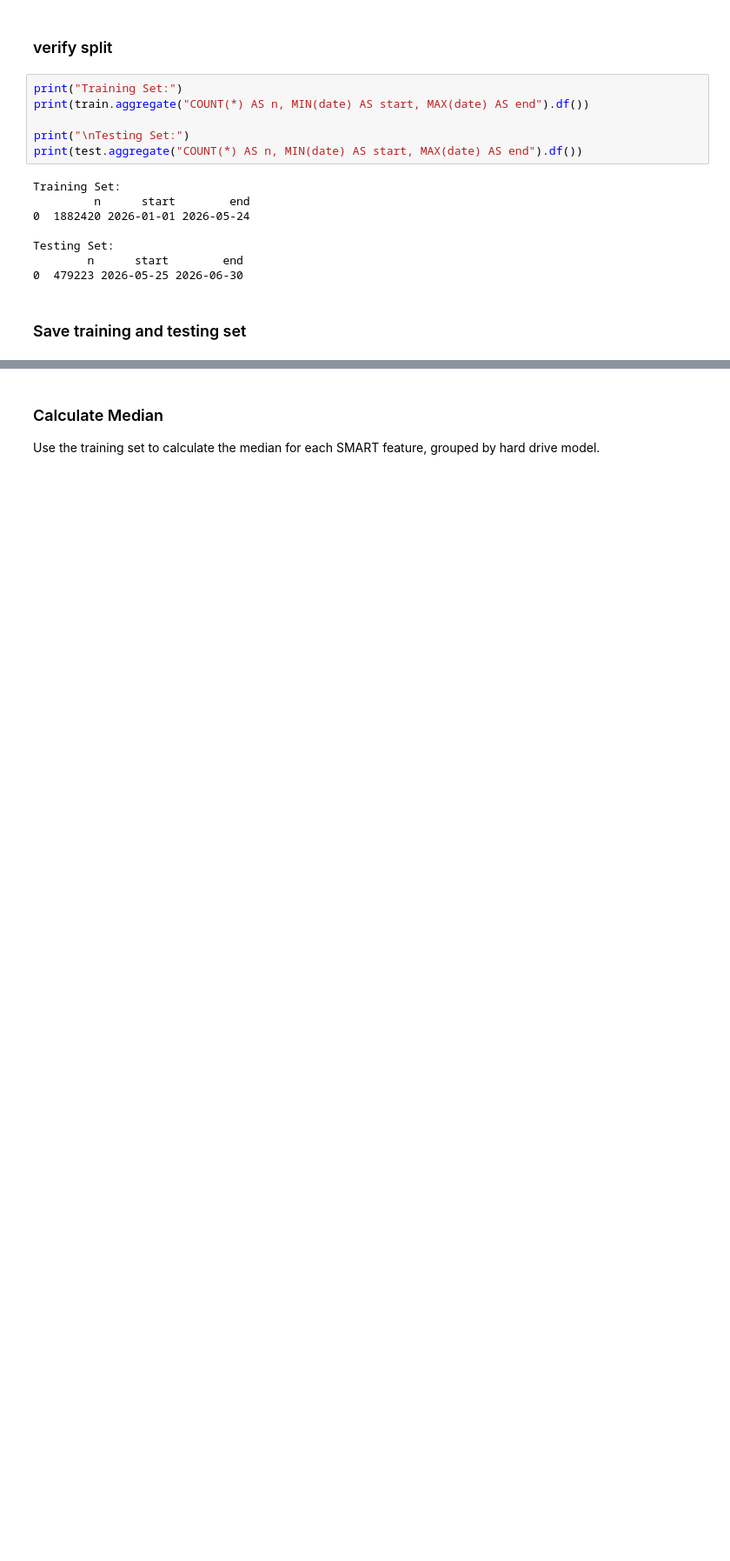
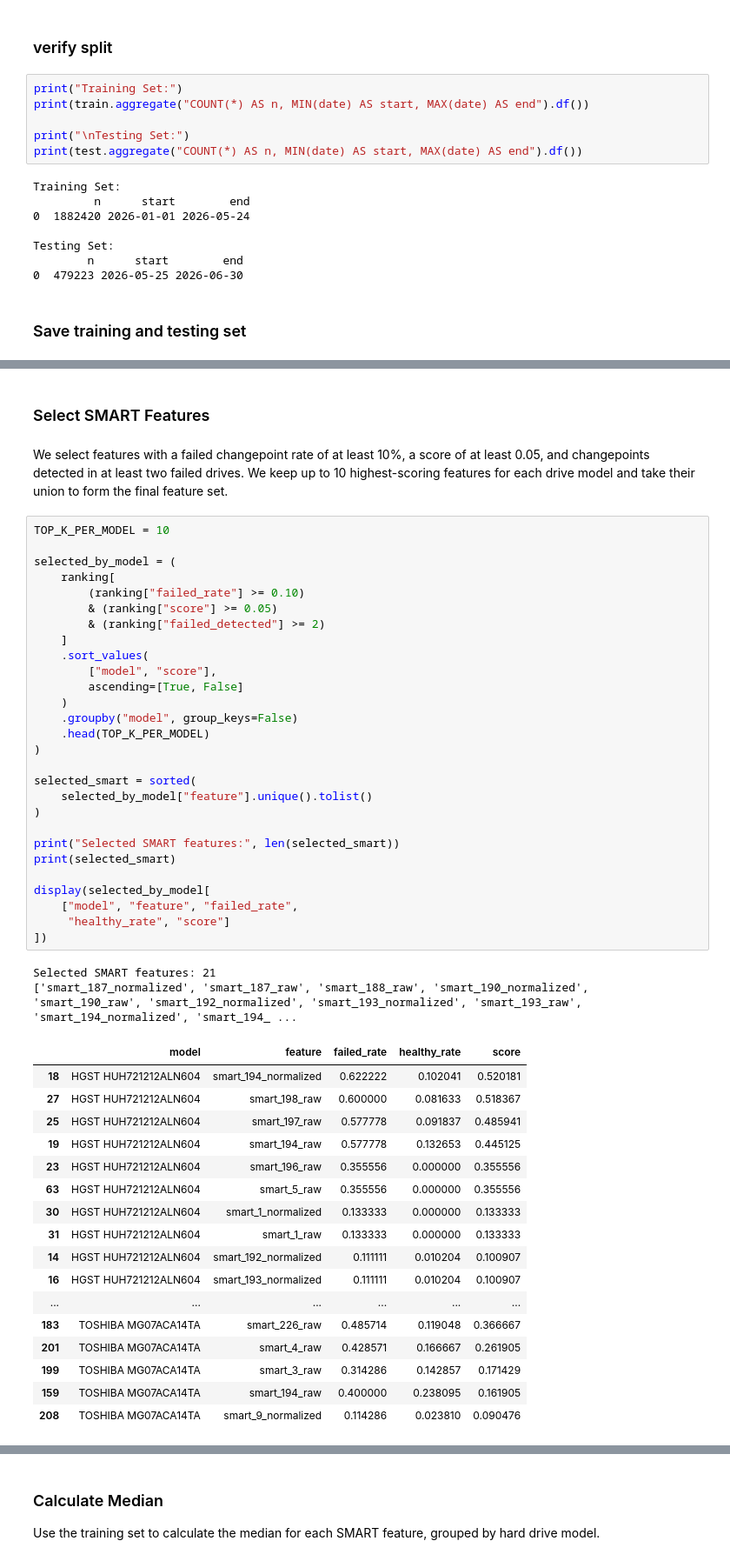
Before and after one commit to matteobombelli/cmpt455-2026-fall-project, a Jupyter notebook: notebooks/03_Preprocessing.ipynb, the cells around one changed output, grey strips where cells are left out. Shown at 87% size. Drawn from its saved outputs; the diff is of its cells as text; blank space fills up the shorter version.

Commit message:
feature selection 1

```diff
--- a/notebooks/03_Preprocessing.ipynb
+++ b/notebooks/03_Preprocessing.ipynb
@@ -82,0 +419,52 @@ con.sql(f"""
+# %% [markdown]
+### Select SMART Features
+# %% [markdown]
+We select features with a failed changepoint rate of at least 10%, a score of at least 0.05, and changepoints detected in at least two failed drives. We keep up to 10 highest-scoring features for each drive model and take their union to form the final feature set.
+# %%
+TOP_K_PER_MODEL = 10
+
+selected_by_model = (
+    ranking[
+        (ranking["failed_rate"] >= 0.10)
+        & (ranking["score"] >= 0.05)
+        & (ranking["failed_detected"] >= 2)
+    ]
+    .sort_values(
+        ["model", "score"],
+        ascending=[True, False]
+    )
+    .groupby("model", group_keys=False)
+    .head(TOP_K_PER_MODEL)
+)
+
+selected_smart = sorted(
+    selected_by_model["feature"].unique().tolist()
+)
+
+print("Selected SMART features:", len(selected_smart))
+print(selected_smart)
+
+display(selected_by_model[
+    ["model", "feature", "failed_rate",
+     "healthy_rate", "score"]
+])
+# %% [output]
+Selected SMART features: 21
+['smart_187_normalized', 'smart_187_raw', 'smart_188_raw', 'smart_190_normalized', 'smart_190_raw', 'smart_192_normalized', 'smart_193_normalized', 'smart_193_raw', 'smart_194_normalized', 'smart_194_ ...
+|  | model | feature | failed_rate | healthy_rate | score |
+| 18 | HGST HUH721212ALN604 | smart_194_normalized | 0.622222 | 0.102041 | 0.520181 |
+| 27 | HGST HUH721212ALN604 | smart_198_raw | 0.600000 | 0.081633 | 0.518367 |
+| 25 | HGST HUH721212ALN604 | smart_197_raw | 0.577778 | 0.091837 | 0.485941 |
+| 19 | HGST HUH721212ALN604 | smart_194_raw | 0.577778 | 0.132653 | 0.445125 |
+| 23 | HGST HUH721212ALN604 | smart_196_raw | 0.355556 | 0.000000 | 0.355556 |
+| 63 | HGST HUH721212ALN604 | smart_5_raw | 0.355556 | 0.000000 | 0.355556 |
+| 30 | HGST HUH721212ALN604 | smart_1_normalized | 0.133333 | 0.000000 | 0.133333 |
+| 31 | HGST HUH721212ALN604 | smart_1_raw | 0.133333 | 0.000000 | 0.133333 |
+| 14 | HGST HUH721212ALN604 | smart_192_normalized | 0.111111 | 0.010204 | 0.100907 |
+| 16 | HGST HUH721212ALN604 | smart_193_normalized | 0.111111 | 0.010204 | 0.100907 |
+| ... | ... | ... | ... | ... | ... |
+| 183 | TOSHIBA MG07ACA14TA | smart_226_raw | 0.485714 | 0.119048 | 0.366667 |
+| 201 | TOSHIBA MG07ACA14TA | smart_4_raw | 0.428571 | 0.166667 | 0.261905 |
+| 199 | TOSHIBA MG07ACA14TA | smart_3_raw | 0.314286 | 0.142857 | 0.171429 |
+| 159 | TOSHIBA MG07ACA14TA | smart_194_raw | 0.400000 | 0.238095 | 0.161905 |
+| 208 | TOSHIBA MG07ACA14TA | smart_9_normalized | 0.114286 | 0.023810 | 0.090476 |
```
Also changed, not shown: parts of 22 cells of this notebook.
